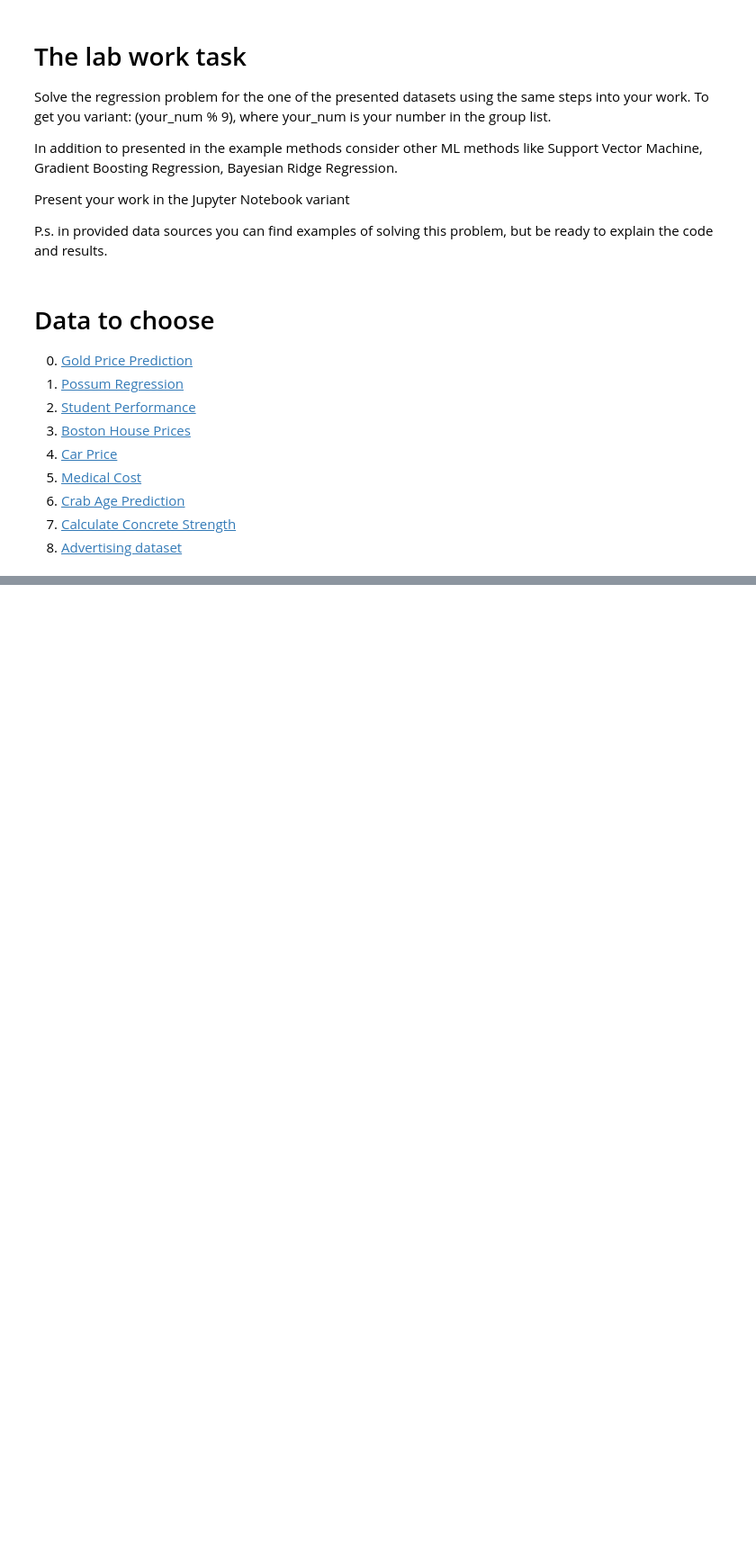
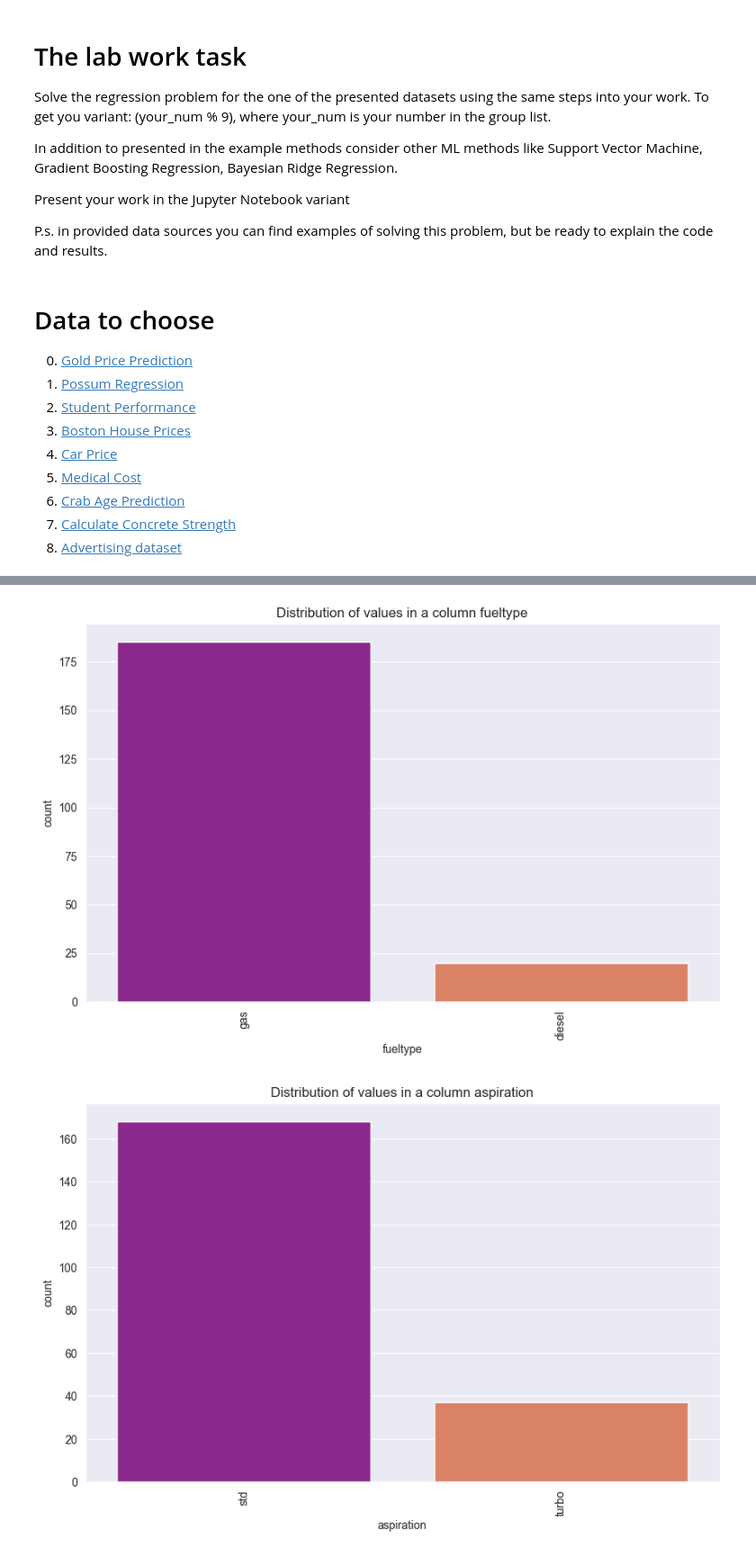
Before and after one commit to sgn-fade/ML, a Jupyter notebook: lab_works/lab_2/lab_2_example_plus_task.ipynb, the cells around one changed output, grey strips where cells are left out. Shown at 90% size. Cells and saved outputs as stored; diff of their text form; code cells hidden in the pictures; blank space fills up the shorter version.

```diff
--- a/lab_works/lab_2/lab_2_example_plus_task.ipynb
+++ b/lab_works/lab_2/lab_2_example_plus_task.ipynb
@@ -799,0 +851,10 @@ P.s. in provided data sources you can find examples of solving this problem, but
+# %%
+selected_columns = [
+    'fueltype', 'aspiration', 'carbody', 'drivewheel', 'enginelocation',
+    'wheelbase', 'carlength', 'carwidth', 'carheight', 'curbweight',
+    'enginetype', 'cylindernumber', 'enginesize', 'boreratio', 'stroke',
+    'compressionratio', 'horsepower', 'peakrpm', 'citympg', 'highwaympg',
+    'price'
+]
+
+df_train = df[selected_columns]
@@ -799,0 +945,16 @@ P.s. in provided data sources you can find examples of solving this problem, but
+# %%
+
+def dataplot(col):
+    plt.figure(figsize=(10,6))
+    sns.countplot(data=df_train, x=col, palette='plasma')
+    plt.xticks(rotation='vertical')
+    plt.title(f"Distribution of values in a column {col}")
+    plt.show()
+
+cat_val = df_train.select_dtypes(include=['object']).columns
+
+for col in cat_val:
+    dataplot(col)
+# %% [output]
+[figure, added]
+[figure, added]
```
Also changed, not shown: parts of 27 cells of this notebook, 3 other files.
